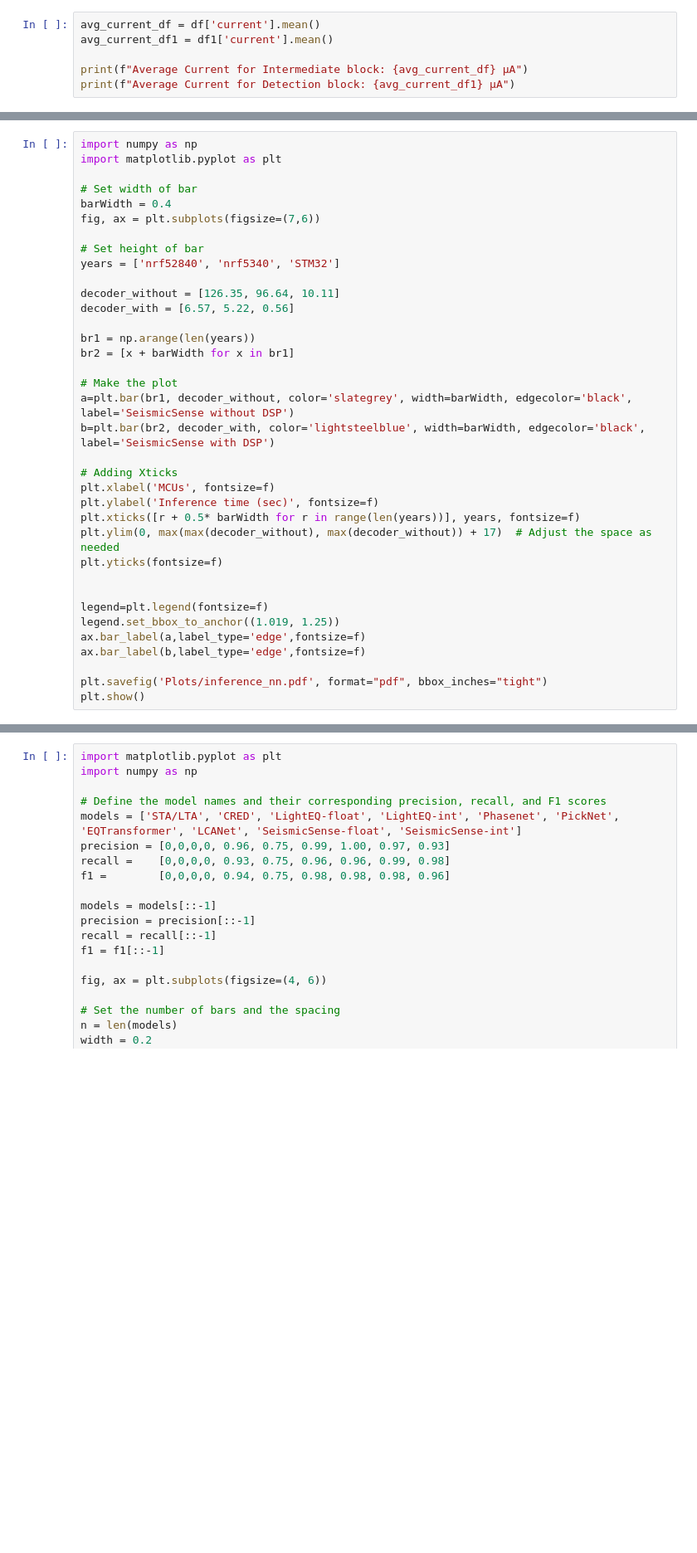
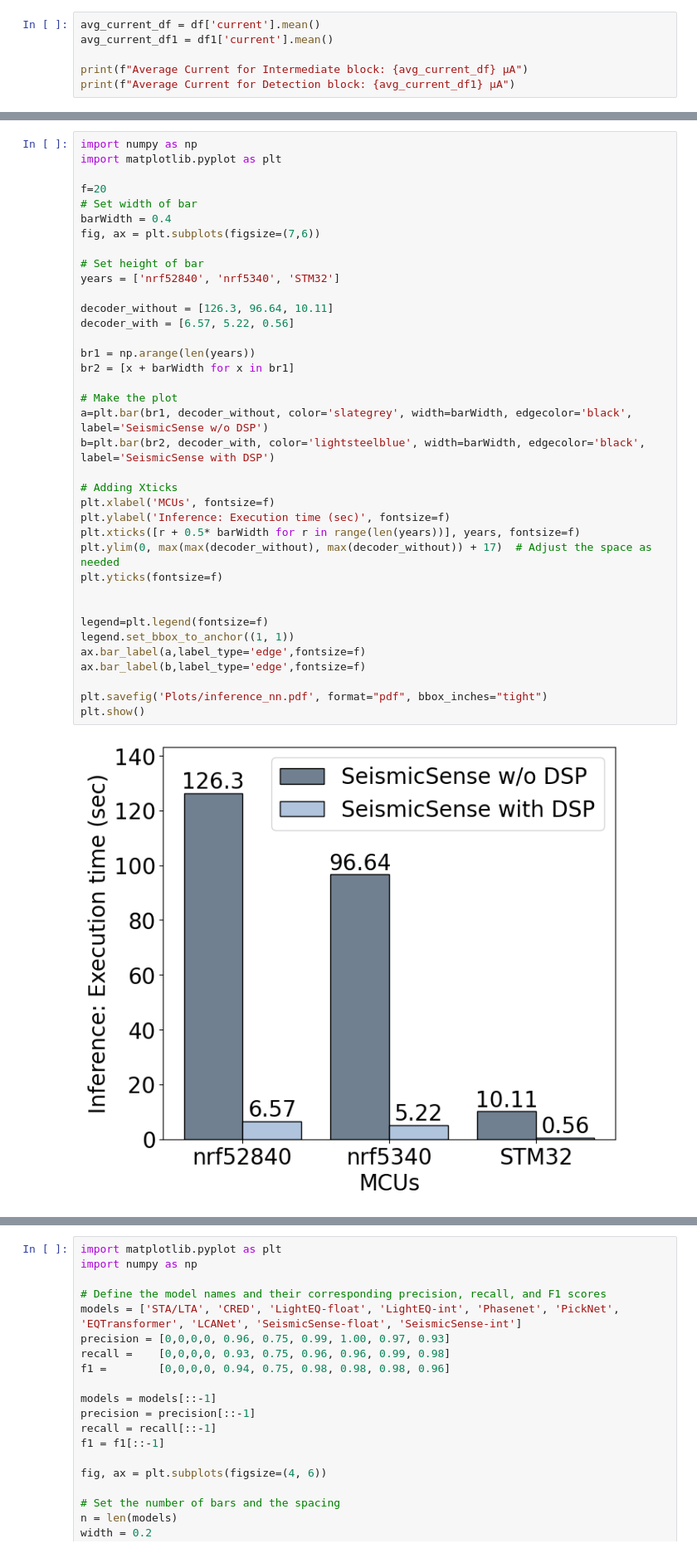
Before and after one commit to ds-kiel/SeismicSense, a Jupyter notebook: Plot.ipynb, the cells around one changed output, grey strips where cells are left out. Shown: that part at 83% size. Drawn from its saved outputs; the diff is of its cells as text; blank space fills up the shorter version.

```diff
--- a/Plot.ipynb
+++ b/Plot.ipynb
@@ -235,38 +392,41 @@ plt.show()
 import numpy as np
 import matplotlib.pyplot as plt
 
+f=20
 # Set width of bar
 barWidth = 0.4
 fig, ax = plt.subplots(figsize=(7,6))
 
 # Set height of bar
 years = ['nrf52840', 'nrf5340', 'STM32']
 
-decoder_without = [126.35, 96.64, 10.11]
+decoder_without = [126.3, 96.64, 10.11]
 decoder_with = [6.57, 5.22, 0.56]
 
 br1 = np.arange(len(years))
 br2 = [x + barWidth for x in br1]
 
 # Make the plot
-a=plt.bar(br1, decoder_without, color='slategrey', width=barWidth, edgecolor='black', label='SeismicSense without DSP')
+a=plt.bar(br1, decoder_without, color='slategrey', width=barWidth, edgecolor='black', label='SeismicSense w/o DSP')
 b=plt.bar(br2, decoder_with, color='lightsteelblue', width=barWidth, edgecolor='black', label='SeismicSense with DSP')
 
 # Adding Xticks
 plt.xlabel('MCUs', fontsize=f)
-plt.ylabel('Inference time (sec)', fontsize=f)
+plt.ylabel('Inference: Execution time (sec)', fontsize=f)
 plt.xticks([r + 0.5* barWidth for r in range(len(years))], years, fontsize=f)
 plt.ylim(0, max(max(decoder_without), max(decoder_without)) + 17)  # Adjust the space as needed
 plt.yticks(fontsize=f)
 
 
 legend=plt.legend(fontsize=f)
-legend.set_bbox_to_anchor((1.019, 1.25))
+legend.set_bbox_to_anchor((1, 1))
 ax.bar_label(a,label_type='edge',fontsize=f)
 ax.bar_label(b,label_type='edge',fontsize=f)
 
 plt.savefig('Plots/inference_nn.pdf', format="pdf", bbox_inches="tight")
 plt.show()
+# %% [output]
+[figure, added]
 # %%
 import matplotlib.pyplot as plt
 import numpy as np
```
Also changed, not shown: parts of 17 cells of this notebook, 2 other files.
